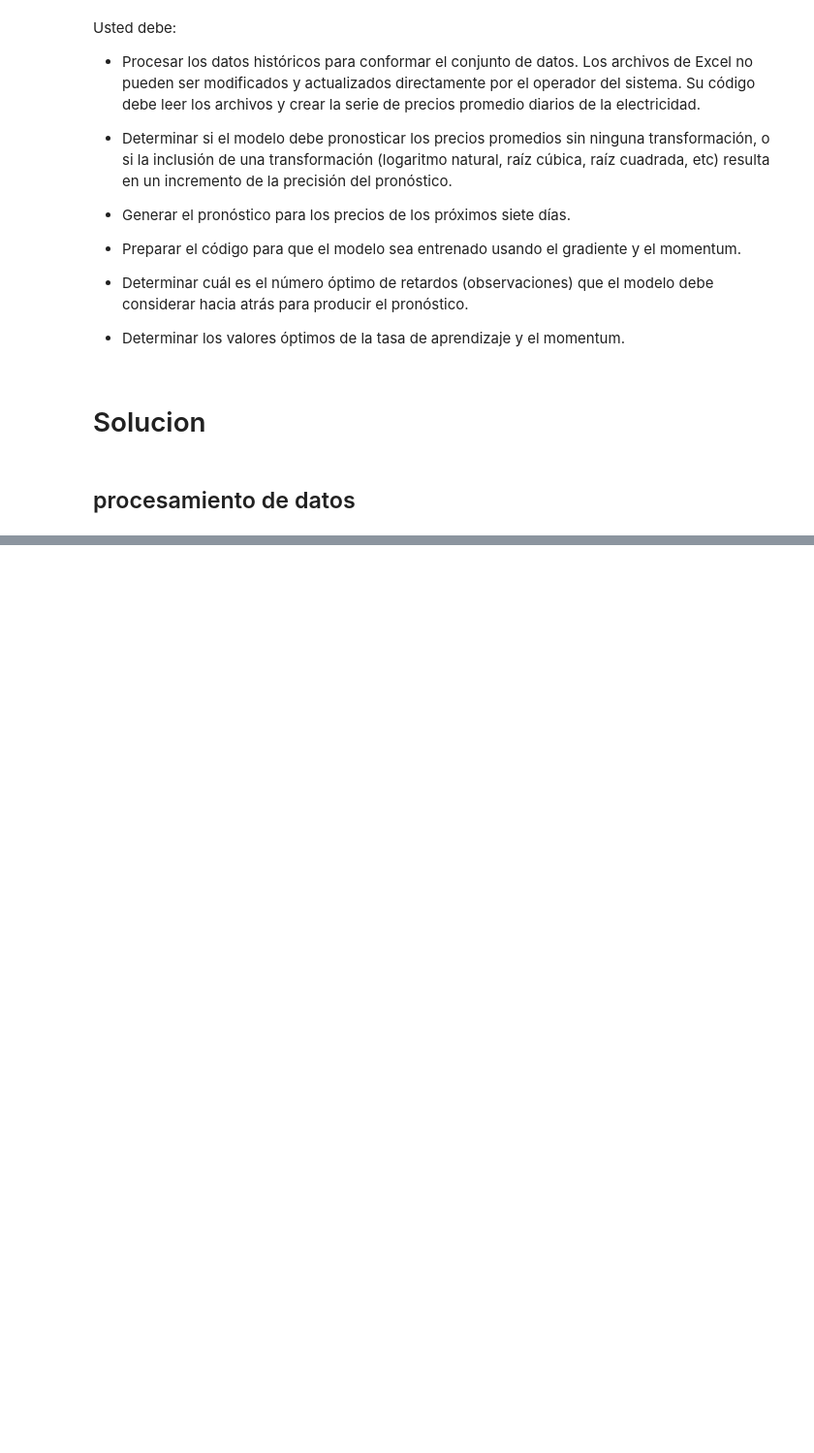
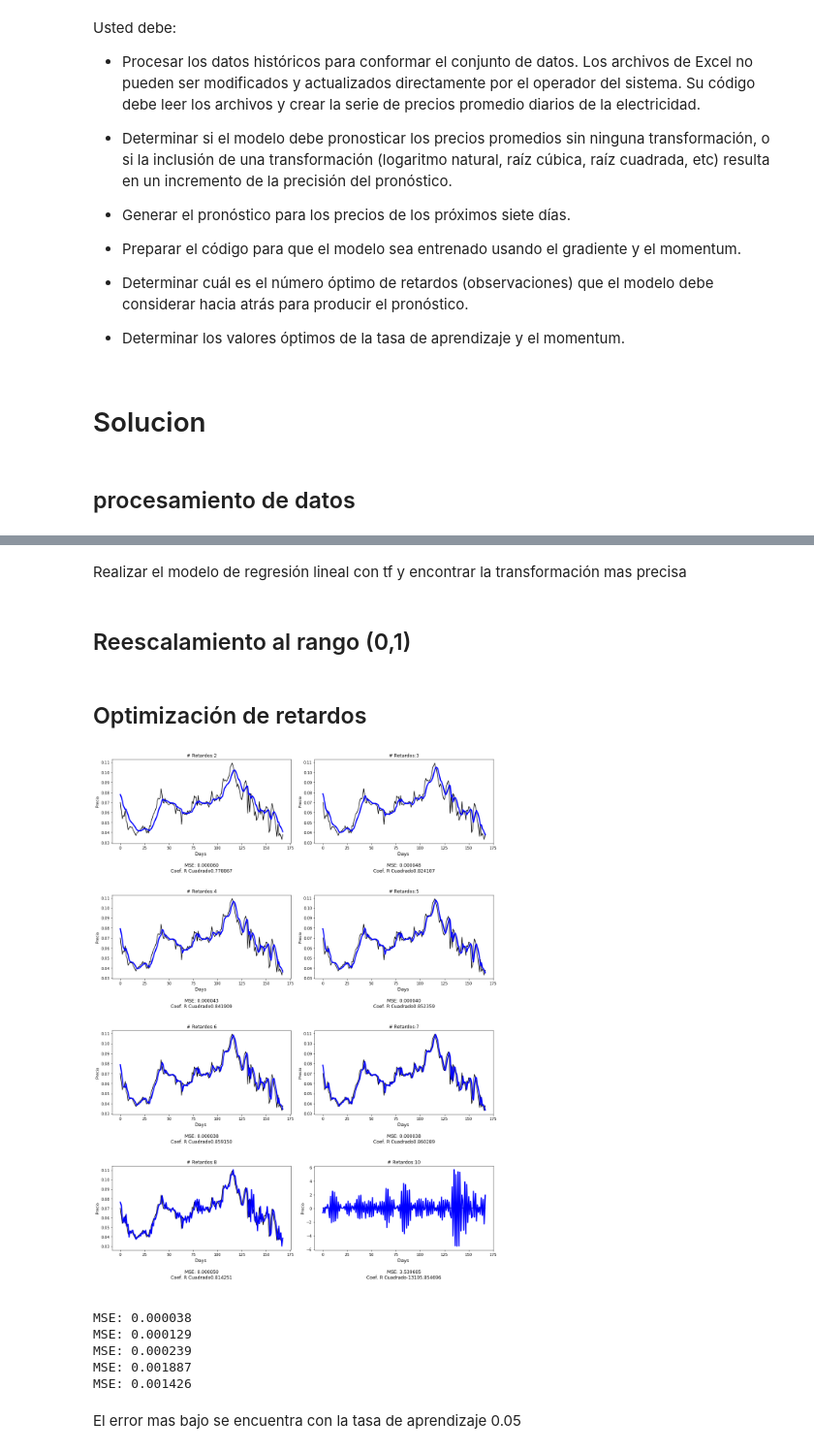
Before and after one commit to ann-2018-03/evaluacion-stobonlopez, a Jupyter notebook: 01-precios.ipynb, the cells around one changed output, grey strips where cells are left out. Shown: that part at 97% size. Cells and saved outputs as stored; diff of their text form; code cells hidden in the pictures; blank space fills up the shorter version.

```diff
--- a/01-precios.ipynb
+++ b/01-precios.ipynb
@@ -51,5 +39,0 @@ ModuleNotFoundError: No module named 'tensorflow'
-# %%
-all_data = pd.Dataframe()
-for i in glob.glob("datos/precios"):
-    df = pd.read_excel(i)
-    all data = all_data.append(df, ignore_indez=True)
@@ -57,0 +112,6 @@ all_data.describe()
+# %% [markdown]
+Realizar el modelo de regresión lineal con tf y encontrar la transformación mas precisa
+# %%
+amount = 24*7
+dias = mp['day'].tolist()
+precio = mp['mean'].tolist()
@@ -57,0 +139,9 @@ all_data.describe()
+# %% [markdown]
+## Reescalamiento al rango (0,1)
+# %%
+scaling = MinMaxScaler(feature_range = (0,1))
+d = np.reshape(scaling.fit_transform(np.reshape(precio,(-1,1))),(-1,))
+# %% [markdown]
+## Optimización de retardos
+# %%
+retardos = [2,3,4,5,6,7,8,10]
@@ -57,0 +172,24 @@ all_data.describe()
+# %%
+fig, coord = plt.subplots(nrows=4, ncols=2,figsize=(15,20))
+
+iter = 0
+for row in coord:
+    for c in row:
+        titulo = str("retardo:"+str(retardos[iter]))
+
+        c.plot(op_retardos[iter][0],color = 'black',label = 'Real')
+        c.plot(op_retardos[iter][1],color = 'blue',label = 'Prediccion',linewidth=3)
+
+        c.set_xlabel('Days \n \n'+
+                      str('MSE: ' + '{:f}'.format(metrics.mean_squared_error(op_retardos[iter][0],op_retardos[iter][1])))+'\n'+
+                      str('Coef. R Cuadrado' + '{:f}'.format(r2_score(op_retardos[iter][0],op_retardos[iter][1]))+'\n \n'),fontsize=12)
+
+        c.set_ylabel('Precio')
+        c.set_title(str('# Retardos:'+str(retardos[iter])),fontsize=12)
+
+        fig
+        plt.tight_layout()
+
+        iter=iter+1
+# %% [output]
+[figure, added]
@@ -57,0 +213,19 @@ all_data.describe()
+# %%
+iter = 0
+s = ''
+try:
+    for row in coord:
+        for c in row:
+            s = str('MSE: ' + '{:f}'.format(metrics.mean_squared_error(op_learning_rate[iter][0],op_learning_rate[iter][1])))
+            print(s)
+            iter = iter +1
+except IndexError as e:
+    print('')
+# %% [output]
+MSE: 0.000038
+MSE: 0.000129
+MSE: 0.000239
+MSE: 0.001887
+MSE: 0.001426
+# %% [markdown]
+El error mas bajo se encuentra con la tasa de aprendizaje 0.05
```
Also changed, not shown: parts of 9 cells of this notebook, 1 other file.
